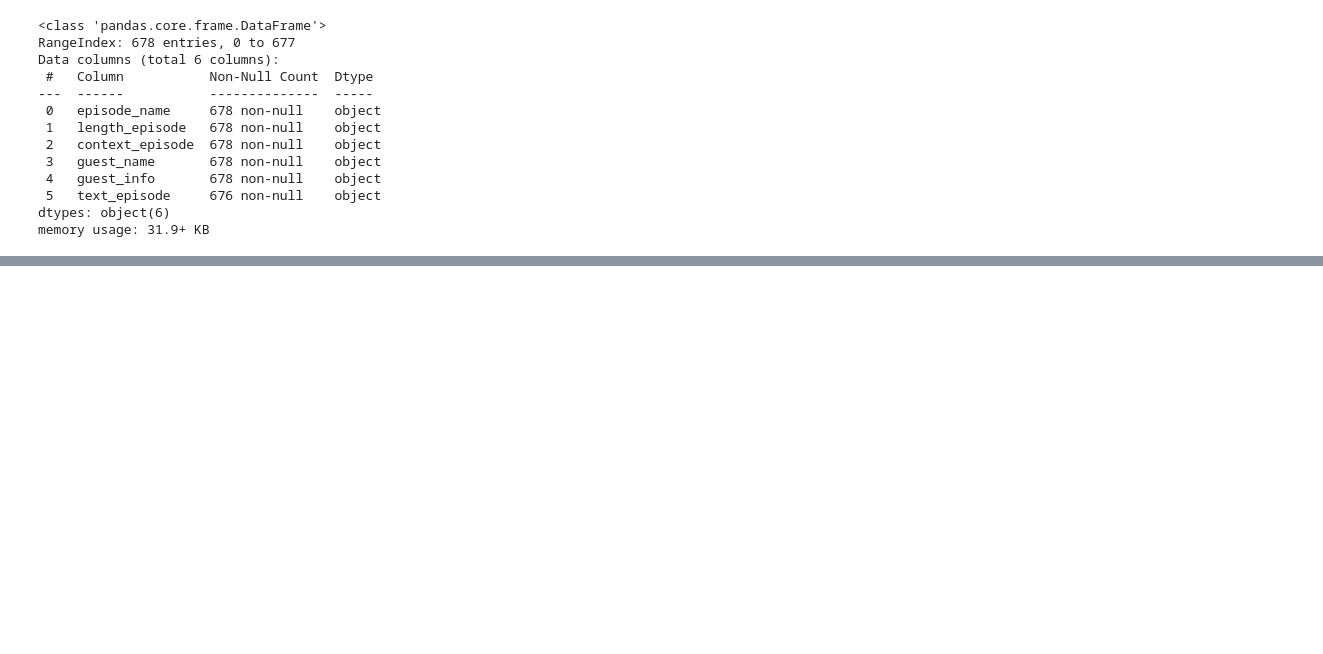
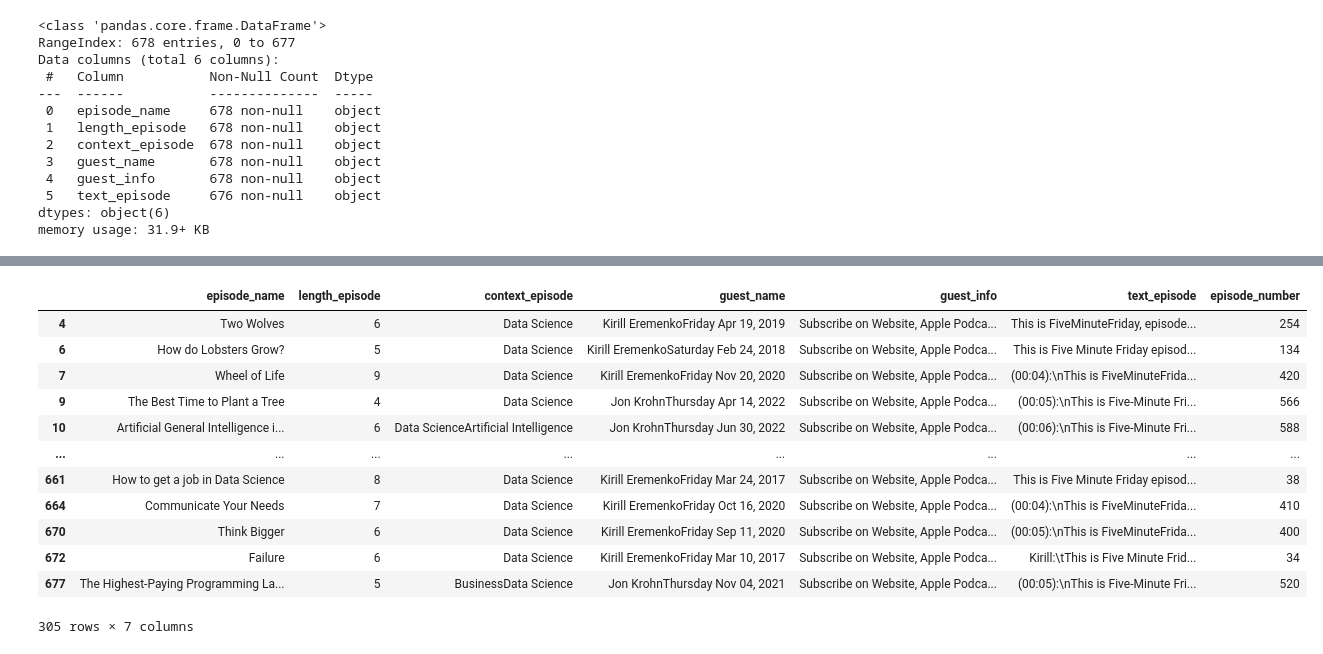
Before and after one commit to ashamaheshwari/SDS_podcast_analysis, a Jupyter notebook: notebooks/SDS_data_preprocessing.ipynb, the cells around one changed output, grey strips where cells are left out. Cells and saved outputs as stored; diff of their text form; code cells hidden in the pictures; blank space fills up the shorter version.

Commit message:
Cleaning the data

```diff
--- a/notebooks/SDS_data_preprocessing.ipynb
+++ b/notebooks/SDS_data_preprocessing.ipynb
@@ -47,0 +67,16 @@ sds['length_episode'] = sds['length_episode'].str.split(' ', expand = True)[0]
+# %%
+sds[sds['length_episode'] <= 20]
+# %% [output]
+|  | episode_name | length_episode | context_episode | guest_name | guest_info | text_episode | episode_number |
+| 4 | Two Wolves | 6 | Data Science | Kirill EremenkoFriday Apr 19, 2019 | Subscribe on Website, Apple Podca... | This is FiveMinuteFriday, episode... | 254 |
+| 6 | How do Lobsters Grow? | 5 | Data Science | Kirill EremenkoSaturday Feb 24, 2018 | Subscribe on Website, Apple Podca... | This is Five Minute Friday episod... | 134 |
+| 7 | Wheel of Life | 9 | Data Science | Kirill EremenkoFriday Nov 20, 2020 | Subscribe on Website, Apple Podca... | (00:04):\nThis is FiveMinuteFrida... | 420 |
+| 9 | The Best Time to Plant a Tree | 4 | Data Science | Jon KrohnThursday Apr 14, 2022 | Subscribe on Website, Apple Podca... | (00:05):\nThis is Five-Minute Fri... | 566 |
+| 10 | Artificial General Intelligence i... | 6 | Data ScienceArtificial Intelligence | Jon KrohnThursday Jun 30, 2022 | Subscribe on Website, Apple Podca... | (00:06):\nThis is Five-Minute Fri... | 588 |
+| ... | ... | ... | ... | ... | ... | ... | ... |
+| 661 | How to get a job in Data Science | 8 | Data Science | Kirill EremenkoFriday Mar 24, 2017 | Subscribe on Website, Apple Podca... | This is Five Minute Friday episod... | 38 |
+| 664 | Communicate Your Needs | 7 | Data Science | Kirill EremenkoFriday Oct 16, 2020 | Subscribe on Website, Apple Podca... | (00:04):\nThis is FiveMinuteFrida... | 410 |
+| 670 | Think Bigger | 6 | Data Science | Kirill EremenkoFriday Sep 11, 2020 | Subscribe on Website, Apple Podca... | (00:05):\nThis is FiveMinuteFrida... | 400 |
+| 672 | Failure | 6 | Data Science | Kirill EremenkoFriday Mar 10, 2017 | Subscribe on Website, Apple Podca... | Kirill:\tThis is Five Minute Frid... | 34 |
+| 677 | The Highest-Paying Programming La... | 5 | BusinessData Science | Jon KrohnThursday Nov 04, 2021 | Subscribe on Website, Apple Podca... | (00:05):\nThis is Five-Minute Fri... | 520 |
+305 rows × 7 columns
```
Also changed, not shown: parts of 28 cells of this notebook.
